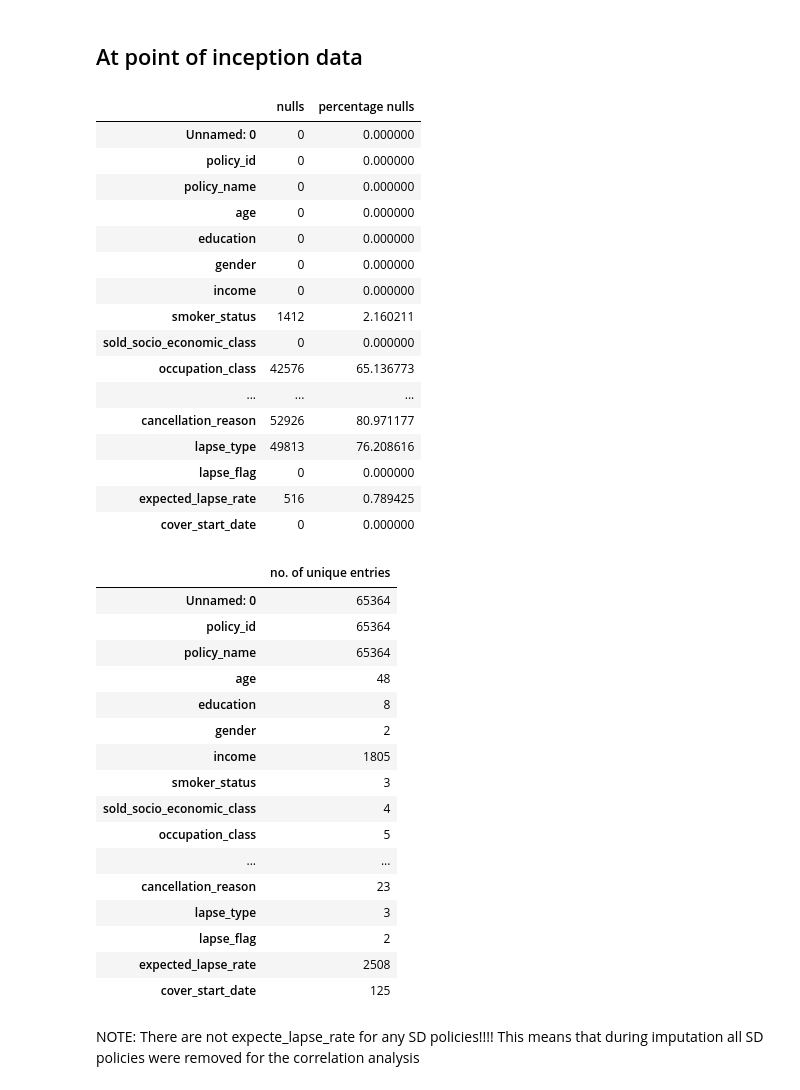
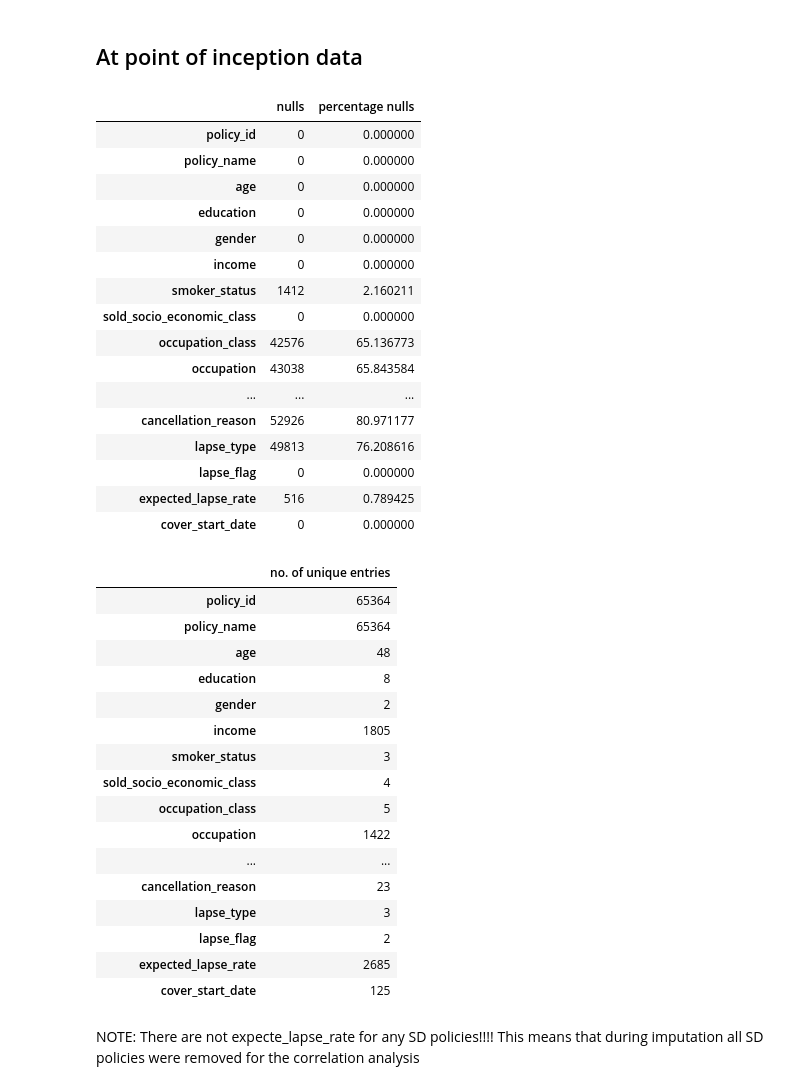
Before and after one commit to Christine-H-code/LapseRate_modeling, a Jupyter notebook: EDA.ipynb, the cells around one changed output. Saved outputs shown, nothing was run; the diff lists cells and outputs as text; code cells hidden in the pictures.

Commit message:
updates for excluding migrated policies from inception data

```diff
--- a/EDA.ipynb
+++ b/EDA.ipynb
@@ -546,11 +566,10 @@ near_ftr_lapse_data = data_tr.post_sale_data_merge(post_sale_calls_data, sales_d
 # %% [markdown]
 ## At point of inception data
 # %%
-at_inception =DataPreparation(df=at_inception_data)
+at_inception =DataPreparation(df=inception_data)
 at_inception.null_df
 # %% [output]
 |  | nulls | percentage nulls |
-| Unnamed: 0 | 0 | 0.000000 |
 | policy_id | 0 | 0.000000 |
 | policy_name | 0 | 0.000000 |
 | age | 0 | 0.000000 |
@@ -560,6 +579,7 @@ at_inception.null_df
 | smoker_status | 1412 | 2.160211 |
 | sold_socio_economic_class | 0 | 0.000000 |
 | occupation_class | 42576 | 65.136773 |
+| occupation | 43038 | 65.843584 |
 | ... | ... | ... |
 | cancellation_reason | 52926 | 80.971177 |
 | lapse_type | 49813 | 76.208616 |
@@ -570,7 +590,6 @@ at_inception.null_df
 at_inception.uniq_df
 # %% [output]
 |  | no. of unique entries |
-| Unnamed: 0 | 65364 |
 | policy_id | 65364 |
 | policy_name | 65364 |
 | age | 48 |
@@ -580,9 +599,10 @@ at_inception.uniq_df
 | smoker_status | 3 |
 | sold_socio_economic_class | 4 |
 | occupation_class | 5 |
+| occupation | 1422 |
 | ... | ... |
 | cancellation_reason | 23 |
 | lapse_type | 3 |
 | lapse_flag | 2 |
-| expected_lapse_rate | 2508 |
+| expected_lapse_rate | 2685 |
 | cover_start_date | 125 |
```
Also changed, not shown: parts of 29 cells of this notebook.
